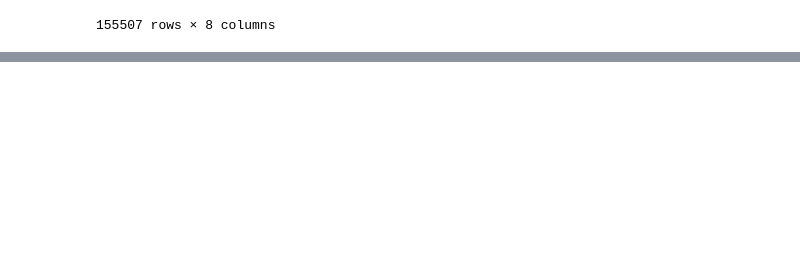
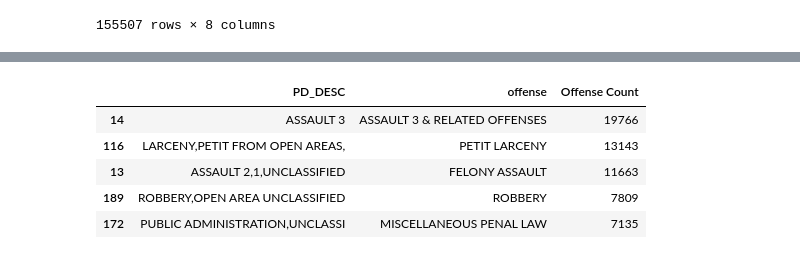
Before and after one commit to briannamonsanto/pitch2, a Jupyter notebook: pitch 2 workbook.ipynb, the cells around one changed output, grey strips where cells are left out. Cells and saved outputs as stored; diff of their text form; code cells hidden in the pictures; blank space fills up the shorter version.

```diff
--- a/pitch 2 workbook.ipynb
+++ b/pitch 2 workbook.ipynb
@@ -265,0 +320,9 @@ TypeError: Invalid comparison between dtype=datetime64[ns] and str
+# %%
+first_half.sort_values(by="Offense Count", ascending= False).head(5)
+# %% [output]
+|  | PD_DESC | offense | Offense Count |
+| 14 | ASSAULT 3 | ASSAULT 3 & RELATED OFFENSES | 19766 |
+| 116 | LARCENY,PETIT FROM OPEN AREAS, | PETIT LARCENY | 13143 |
+| 13 | ASSAULT 2,1,UNCLASSIFIED | FELONY ASSAULT | 11663 |
+| 189 | ROBBERY,OPEN AREA UNCLASSIFIED | ROBBERY | 7809 |
+| 172 | PUBLIC ADMINISTRATION,UNCLASSI | MISCELLANEOUS PENAL LAW | 7135 |
```
Also changed, not shown: parts of 9 cells of this notebook.
